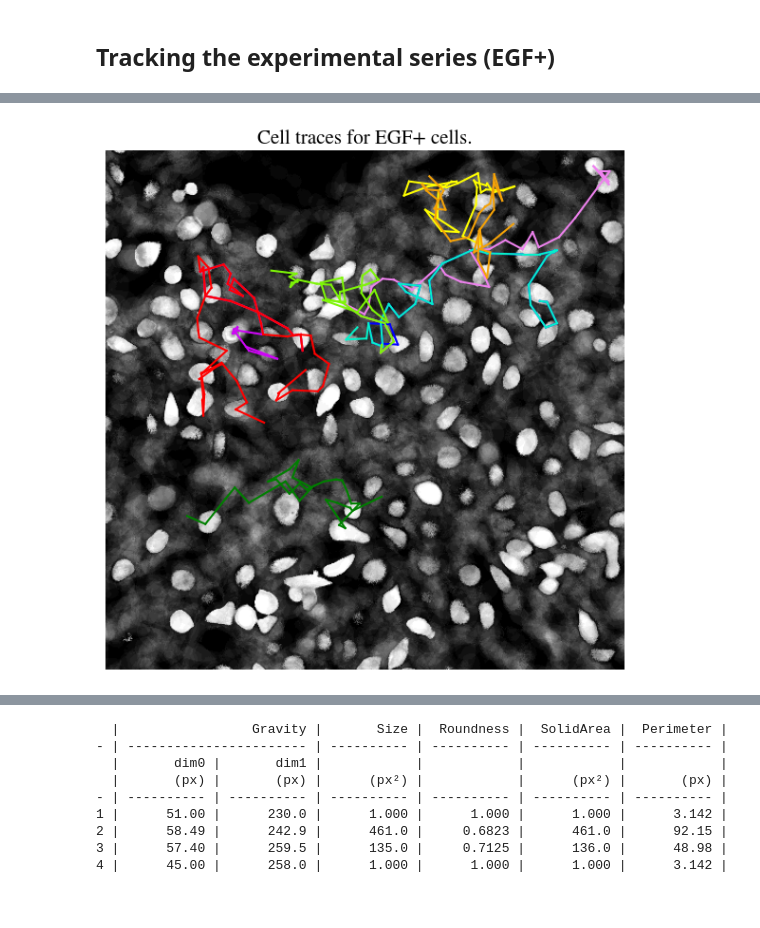
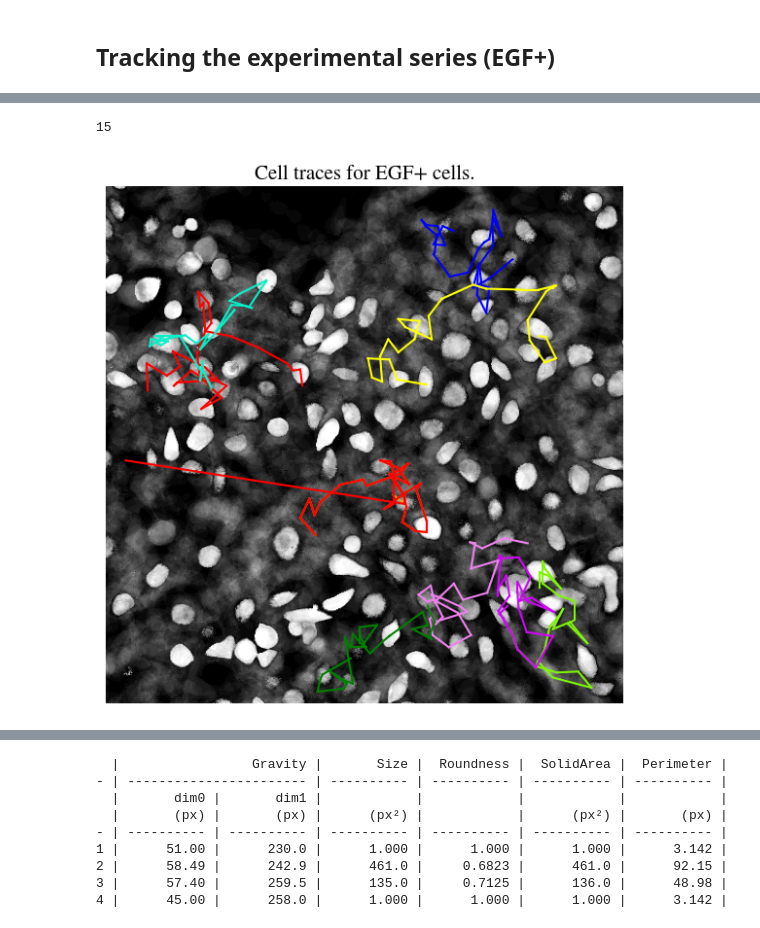
Before and after one commit to bramvaneerden/IA_Assignments, a Jupyter notebook: A4/tracking.ipynb, the cells around one changed output, grey strips where cells are left out. Cells and saved outputs as stored; diff of their text form; code cells hidden in the pictures.

```diff
--- a/A4/tracking.ipynb
+++ b/A4/tracking.ipynb
@@ -237,6 +244,20 @@ for i in trange(len(coords)):
         'y_coords': y_coords,
         'sizes': sizes
     }
+# %%
+tracked_cells_egf_1 = {}
+for i in trange(len(initial_coords)):
+    labeled_archive, x_coords, y_coords, sizes = track_cell(images['egf'], segmented_egf, initial_coords[i])
+    tracked_cells_egf_1[i] = {
+        'labeled': labeled_archive,
+        'x_coords': x_coords,
+        'y_coords': y_coords,
+        'sizes': sizes
+    }
+# %%
+len(tracked_cells_egf_1)
+# %% [output]
+15
 # %%
 R = images['egf'][0]
 adi_pos = np.zeros((512, 512))
@@ -254,19 +275,19 @@ for i in range(30):
 # %%
 colors = ['r', 'violet', 'b', 'yellow', '#07f0c9', '#7ef507', 'g', '#cd07f5', '#f5a207']
 fig, ax = plt.subplots(figsize=(6, 6))
-ax.imshow(adi_neg+adi_pos, origin='lower', cmap='grey')
+ax.imshow(adi_neg+adi_pos, origin='lower', cmap='gray')
 for t in range(10):
     i = np.random.randint(len(tracked_cells_egf.keys()))
     x_coords = tracked_cells_egf[i]['x_coords']
     y_coords = tracked_cells_egf[i]['y_coords']
     for j in range(len(x_coords) - 1):
         ax.plot([y_coords[j], y_coords[j+1]], [x_coords[j], x_coords[j+1]], c=colors[t%len(colors)])
 ax.axis('off')
 ax.set_title('Cell traces for EGF+ cells.', fontname='STIXGeneral', fontsize=15)
 plt.tight_layout()
 plt.savefig('figures/cell_tracking_egf.png')
 # %% [output]
-[figure, old version]
+[figure, new version]
 # %%
 tracked_cells_egf[0]['labeled'][0].Show()
 # %% [output]
```
Also changed, not shown: parts of 23 cells of this notebook.
